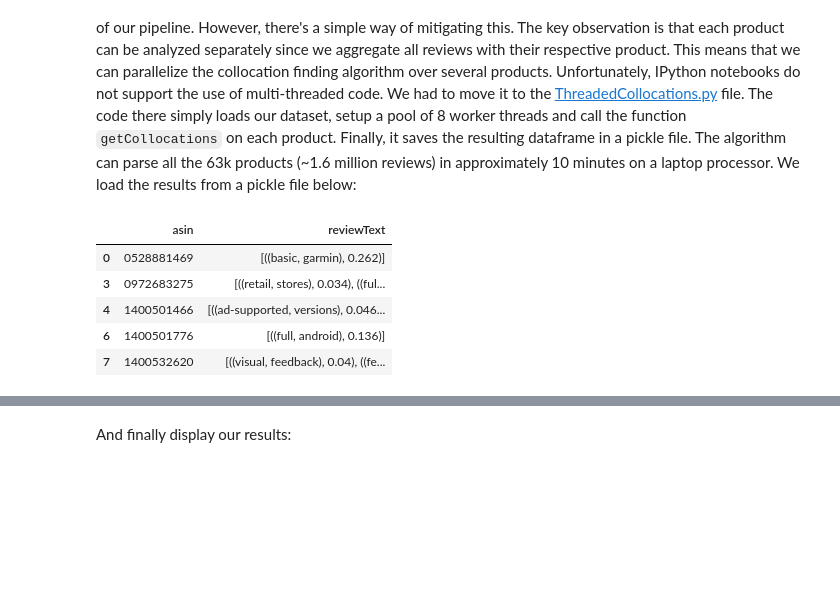
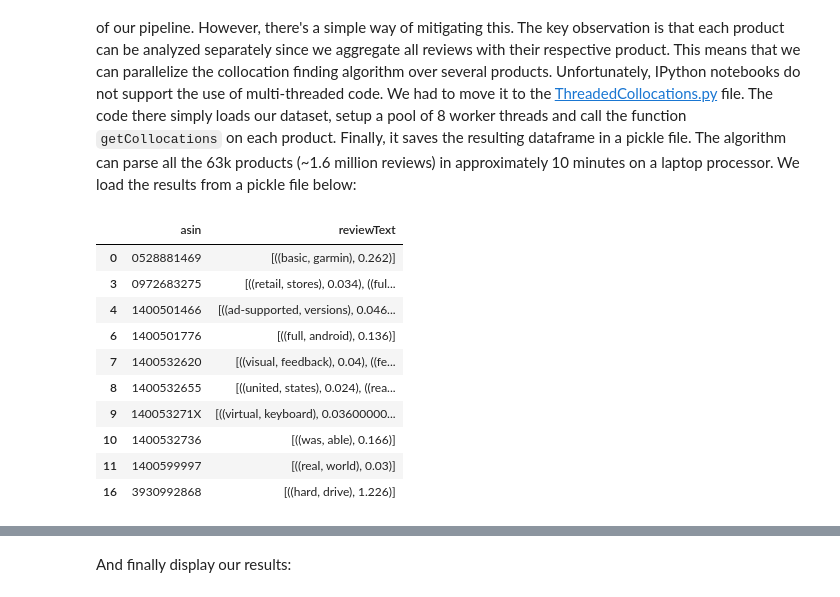
Before and after one commit to lkieliger/adagroup, a Jupyter notebook: project/Natural_Language_Project.ipynb, the cells around one changed output, grey strips where cells are left out. Drawn from its saved outputs; the diff is of its cells as text; code cells hidden in the pictures; blank space fills up the shorter version.

```diff
--- a/project/Natural_Language_Project.ipynb
+++ b/project/Natural_Language_Project.ipynb
@@ -405,14 +405,19 @@ The step of finding interesting collocations is by far the most computationnaly
 # %%
 collocations = pd.read_pickle("elec_collocations.pickle")
 collocations = collocations.dropna(how = 'any')
-display(collocations.head())
+display(collocations.head(10))
 # %% [output]
 |  | asin | reviewText |
 | 0 | 0528881469 | [((basic, garmin), 0.262)] |
 | 3 | 0972683275 | [((retail, stores), 0.034), ((ful... |
 | 4 | 1400501466 | [((ad-supported, versions), 0.046... |
 | 6 | 1400501776 | [((full, android), 0.136)] |
 | 7 | 1400532620 | [((visual, feedback), 0.04), ((fe... |
+| 8 | 1400532655 | [((united, states), 0.024), ((rea... |
+| 9 | 140053271X | [((virtual, keyboard), 0.03600000... |
+| 10 | 1400532736 | [((was, able), 0.166)] |
+| 11 | 1400599997 | [((real, world), 0.03)] |
+| 16 | 3930992868 | [((hard, drive), 1.226)] |
 # %%
 df_product = df_product.copy().merge(collocations, left_on='asin', right_on='asin', how='inner')
 df_product = df_product.rename(index=str, columns={"reviewText_y": "bigrams","reviewText_x":"reviewText"})
```
Also changed, not shown: parts of 10 cells of this notebook, 1 other file.
